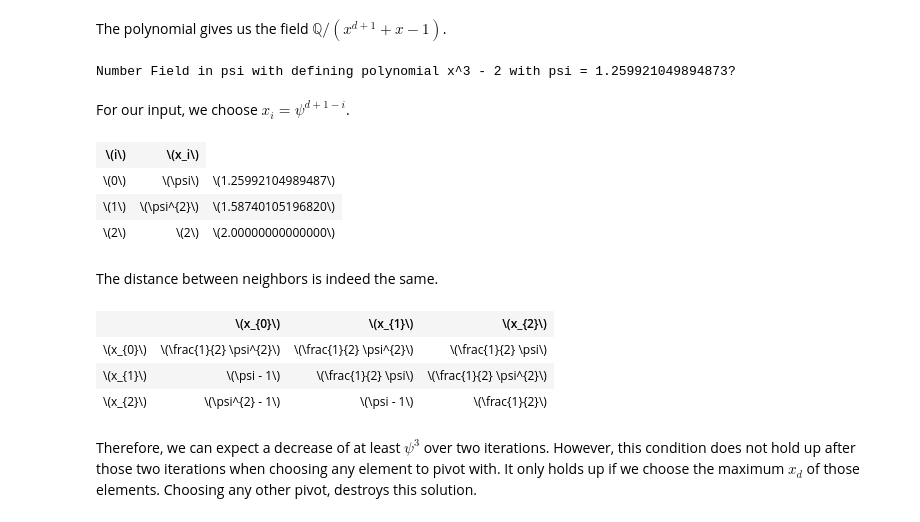
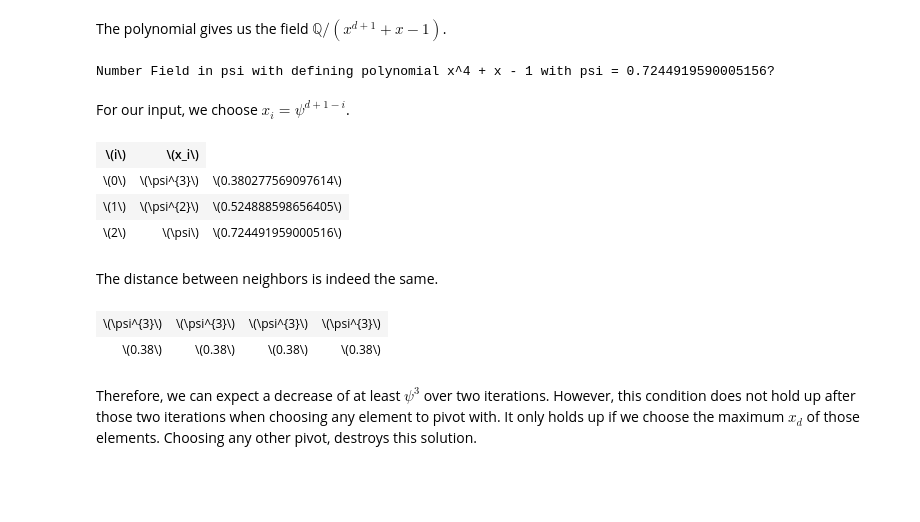
Before and after one commit to dknaack/master-thesis, a Jupyter notebook: src/main.ipynb, the cells around one changed output. Drawn from its saved outputs; the diff is of its cells as text; code cells hidden in the pictures; blank space fills up the shorter version.

Commit message:
Fix neighbor distance section

```diff
--- a/src/main.ipynb
+++ b/src/main.ipynb
@@ -260,35 +161,32 @@ x^6 + x - 1
 # %% [markdown]
 The polynomial gives us the field $\mathbb{Q}/ (x^{d+1} + x - 1)$.
 # %%
-p = x^3 - 2
-d = p.degree(x)
+d = 3
+p = neighbor_poly(d)
 K.<psi> = NumberField(p, embedding=RR(0.5))
 K
 # %% [output]
-Number Field in psi with defining polynomial x^3 - 2 with psi = 1.259921049894873?
+Number Field in psi with defining polynomial x^4 + x - 1 with psi = 0.7244919590005156?
 # %% [markdown]
 For our input, we choose $x_i = \psi^{d+1-i}$.
 # %%
-xs = [psi^(i+1) for i in range(d)]
+xs = tuple(sorted([psi^(d+1-i) for i in range(1,d+1)]))
 
 table([(i, x,RR(x)) for i, x in enumerate(xs)], header_row=[r'$i$', r'$x_i$'])
 # %% [output]
 | \(i\) | \(x_i\) |
-| \(0\) | \(\psi\) | \(1.25992104989487\) |
-| \(1\) | \(\psi^{2}\) | \(1.58740105196820\) |
-| \(2\) | \(2\) | \(2.00000000000000\) |
+| \(0\) | \(\psi^{3}\) | \(0.380277569097614\) |
+| \(1\) | \(\psi^{2}\) | \(0.524888598656405\) |
+| \(2\) | \(\psi\) | \(0.724491959000516\) |
 # %% [markdown]
 The distance between neighbors is indeed the same.
 # %%
-dist = distance_matrix(xs)
+dist = neighbor_distance(xs)
 
-header = [''] + [rf'$x_{{{i}}}$' for i in range(len(dist))]
-table(dist, header_row=header[1:], header_column=header)
+table([dist, [round(RR(d), 3) for d in dist]])
 # %% [output]
-|  | \(x_{0}\) | \(x_{1}\) | \(x_{2}\) |
-| \(x_{0}\) | \(\frac{1}{2} \psi^{2}\) | \(\frac{1}{2} \psi^{2}\) | \(\frac{1}{2} \psi\) |
-| \(x_{1}\) | \(\psi - 1\) | \(\frac{1}{2} \psi\) | \(\frac{1}{2} \psi^{2}\) |
-| \(x_{2}\) | \(\psi^{2} - 1\) | \(\psi - 1\) | \(\frac{1}{2}\) |
+| \(\psi^{3}\) | \(\psi^{3}\) | \(\psi^{3}\) | \(\psi^{3}\) |
+| \(0.38\) | \(0.38\) | \(0.38\) | \(0.38\) |
 # %% [markdown]
 Therefore, we can expect a decrease of at least $\psi^3$ over two iterations. However, this condition does not hold up after those two iterations when choosing any element to pivot with. It only holds up if we choose the maximum $x_d$ of those elements. Choosing any other pivot, destroys this solution.
 # %%
```
Also changed, not shown: parts of 30 cells of this notebook.
